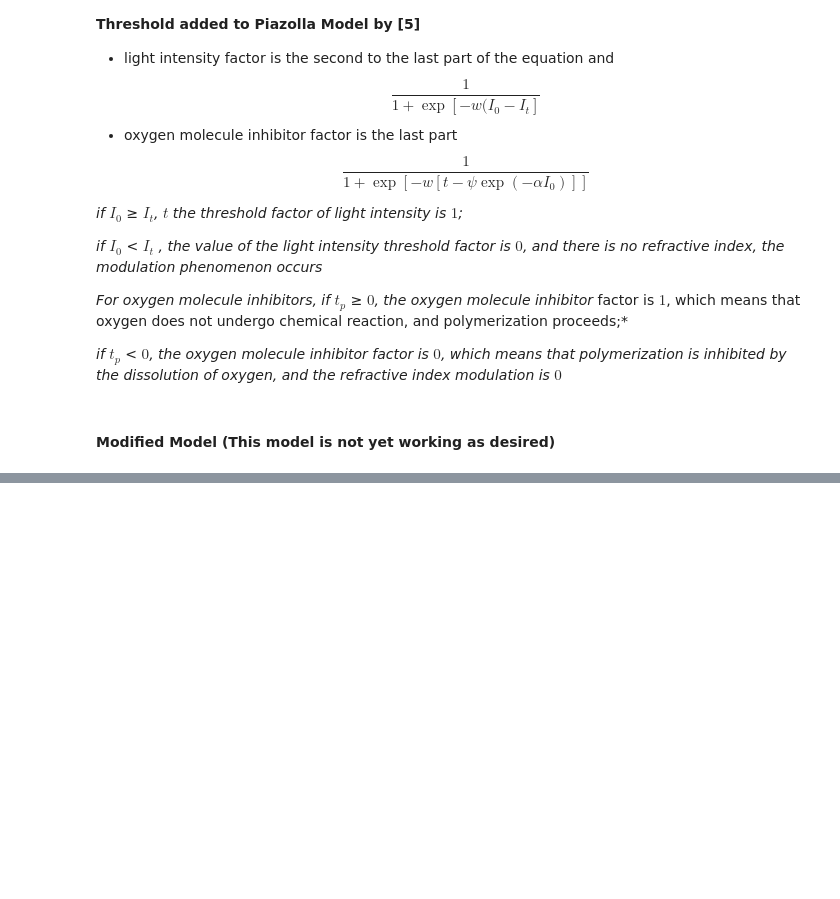
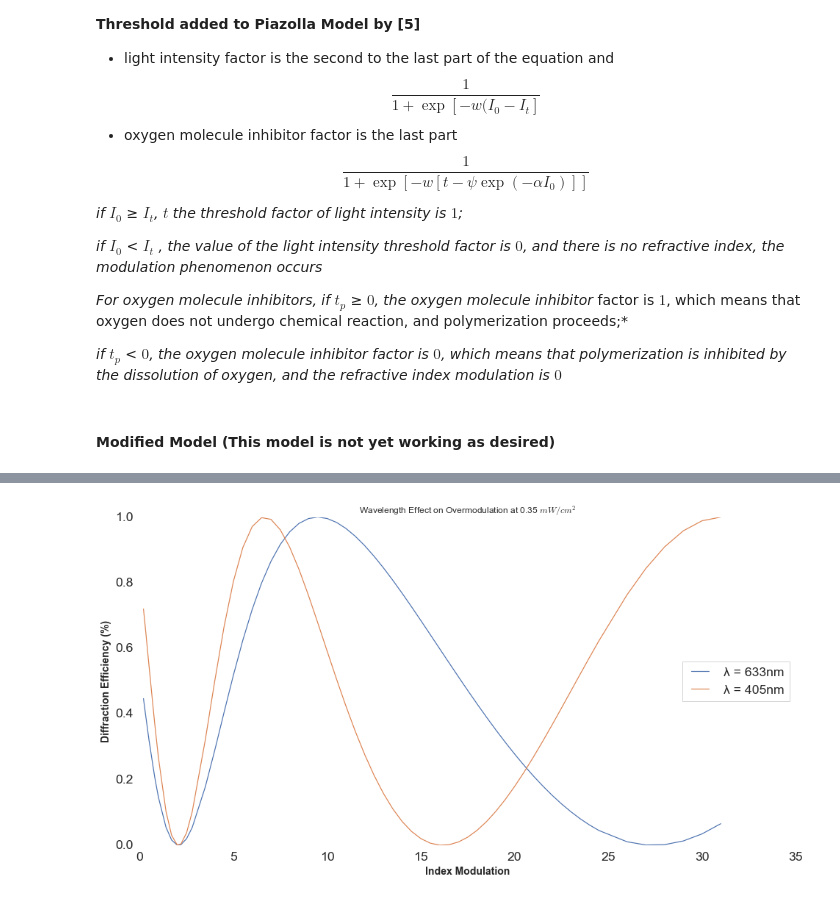
Before and after one commit to Emmanuel-Bamidele/Holography, a Jupyter notebook: PhotoPolymer_Diffusion_Model.ipynb, the cells around one changed output, grey strips where cells are left out. Cells and saved outputs as stored; diff of their text form; code cells hidden in the pictures; blank space fills up the shorter version.

```diff
--- a/PhotoPolymer_Diffusion_Model.ipynb
+++ b/PhotoPolymer_Diffusion_Model.ipynb
@@ -409,0 +514,24 @@ ax1.set_ylabel('Refractive Index Modulation (Δn)', fontsize=14);
+# %%
+fig, (ax) = plt.subplots(figsize=(16,8))
+
+ax =sns.set(style='whitegrid', rc={"axes.labelsize":14})
+ax =sns.set_context("paper", font_scale=2)
+
+
+sns.lineplot(x = df4["Exposure_Time"], y = df4["Diffraction_Efficiency_p1"], label="λ = 633nm")
+sns.lineplot(x = df4["Exposure_Time"], y = df4["Diffraction_Efficiency2"], label="λ = 405nm")
+#sns.lineplot(x = df4["Index_Modulation"], y = df4["Diffraction_Efficiency_L3"], label="Thickness = 100μm")
+
+plt.grid(False);
+plt.title("Wavelength Effect on Overmodulation at 0.35 $mW/cm^2$", fontsize=12)
+plt.ylabel("Diffraction Efficiency (%)", fontsize=14, fontweight="bold")
+plt.xlabel("Index Modulation", fontsize=14, fontweight="bold");
+#plt.xlim(-0.002, 0.03);
+plt.legend(loc='best')
+
+
+sns.despine(left=True, bottom=True)
+plt.savefig('Figure6a' + date + '.tif', bbox_inches='tight') #can be .pdf,png, tif, jpeg, etc)
+plt.show()
+# %% [output]
+[figure, added]
```
Also changed, not shown: parts of 24 cells of this notebook.
